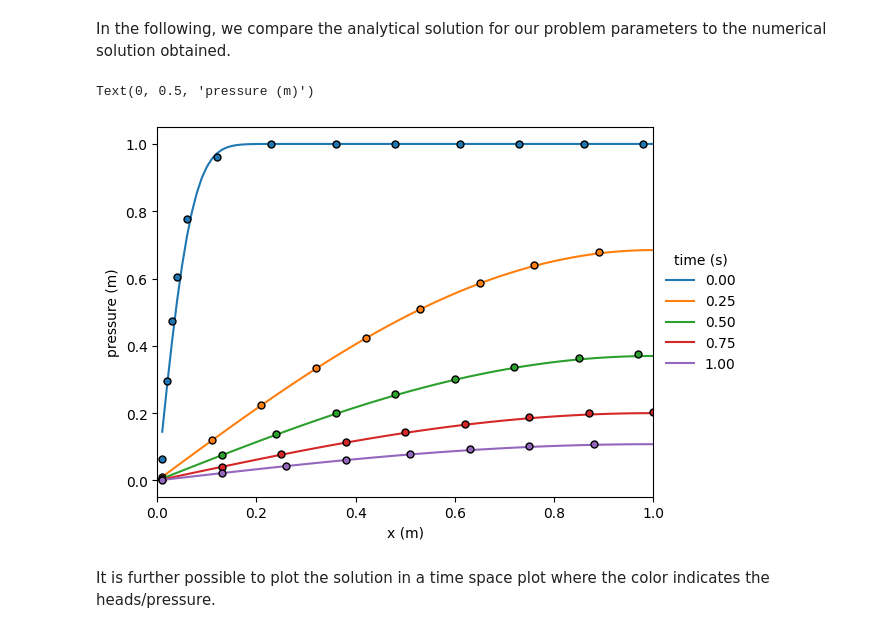
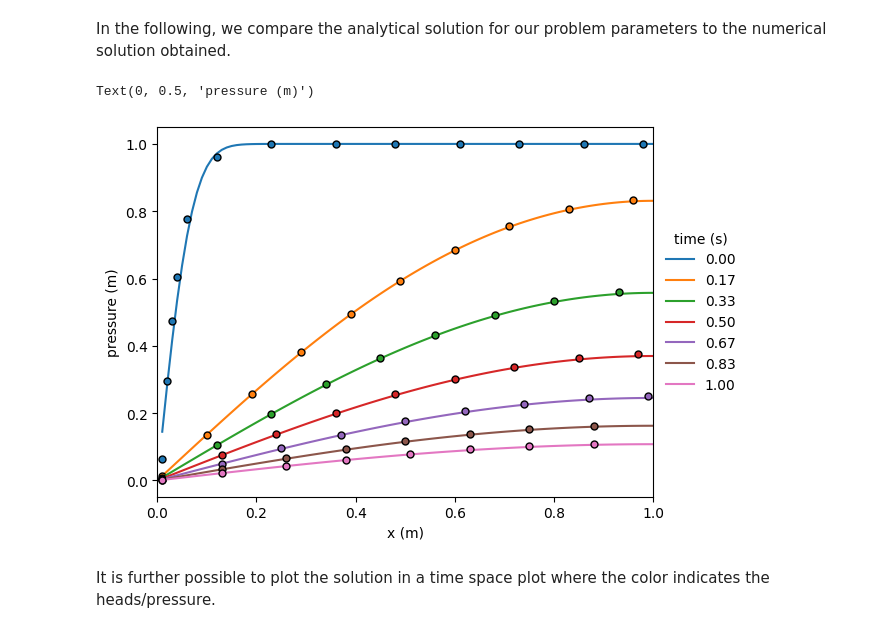
Before and after one commit to GeoEnergyLab-EPFL/Civil-423-students-2024, a Jupyter notebook: exercise_week4/diffusion_1D_correction.ipynb, the cells around one changed output. Saved outputs shown, nothing was run; the diff lists cells and outputs as text; code cells hidden in the pictures.

```diff
--- a/exercise_week4/diffusion_1D_correction.ipynb
+++ b/exercise_week4/diffusion_1D_correction.ipynb
@@ -156,25 +156,25 @@ analytical_solution(x, 0, L, 1).shape
 # %% [markdown]
 In the following, we compare the analytical solution for our problem parameters to the numerical solution obtained.
 # %%
-nlines = 5 # Number of time steps we want to plot
+nlines = 7 # Number of time steps we want to plot
 
 # We choose to plot the solution at the beginning end and on three intermediate steps.
 for i, ti in enumerate(np.linspace(1, len(t) - 1, nlines).astype(int)):
 
     # we plot the analytical solution first as a line
     l, = plt.plot(x[:-1] + dx, analytical_solution(x[:-1] + dx, t[ti], L, c), label=f'{t[ti]:.2f}')
 
     # we then plot the numerical solution on top as only points
     plt.plot(x[:-1] + dx, heads[ti], c=l.get_color(), ls='none', marker='.', markevery=0.1, ms=10, mec='k')
 
 # Visualization of the solution
 plt.legend(title='time (s)', loc='center left', bbox_to_anchor=(1, 0.5), frameon=False)
 plt.xlim(0, 1)
 plt.xlabel('x (m)')
 plt.ylabel('pressure (m)')
 # %% [output]
 Text(0, 0.5, 'pressure (m)')
-[figure, old version]
+[figure, new version]
 # %% [markdown]
 It is further possible to plot the solution in a time space plot where the color indicates the heads/pressure.
 # %%
```
